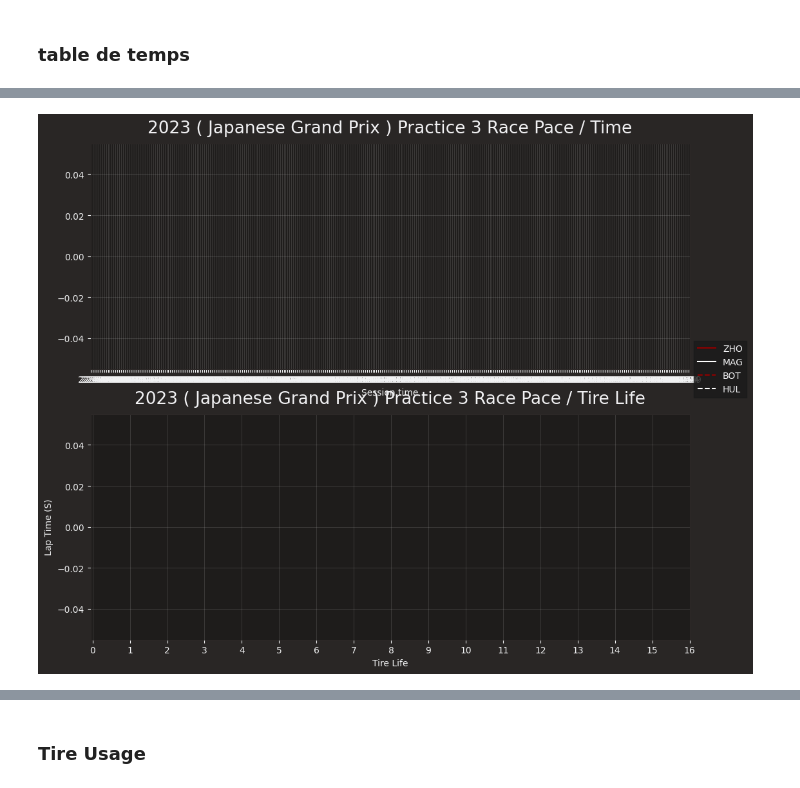
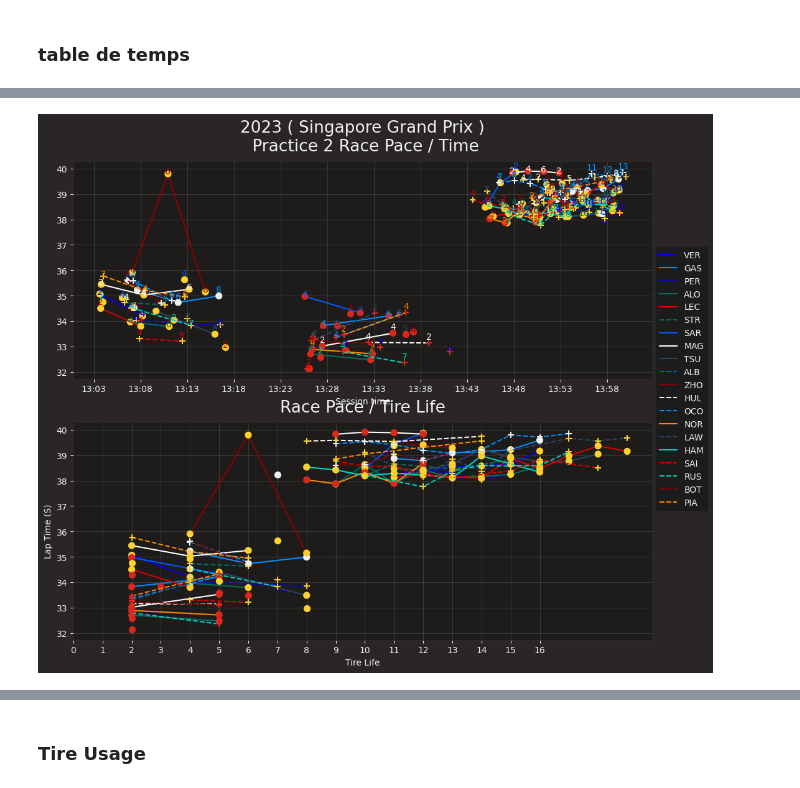
Before and after one commit to RACIM01/F1_Data_Analysing_RCM, a Jupyter notebook: Practice.ipynb, the cells around one changed output, grey strips where cells are left out. Cells and saved outputs as stored; diff of their text form; code cells hidden in the pictures.

```diff
--- a/Practice.ipynb
+++ b/Practice.ipynb
@@ -19,3 +18,3 @@ fastf1.plotting.setup_mpl(mpl_timedelta_support=False, misc_mpl_mods=False)
 # %%
-ses = 3
+ses = 2
 race = 16
@@ -59,6 +101,2 @@ core           INFO     Finished loading data for 20 drivers: ['1', '63', '55',
 # %% [markdown]
 ### gap fastest lap
-# %%
-max_lap = int(session.laps["LapNumber"].max())
-# max_lap_time = int(session.laps["LapTime"].dt.total_seconds().max())
-drivers = session.drivers
@@ -88,3 +103 @@ fastest_lap["Gap"] = fastest_lap["LapTimeS"]-fastest_lap["LapTimeS"].min()
-# %%
-drivers = fastest_lap["DriverNumber"].values
 # %%
@@ -161,10 +159,12 @@ laps_session = pd.merge(laps_session, df_compoundcolor, left_on='Compound', righ
 # %% [markdown]
 ### Graph Pace Practice
 # %%
-
-
-
-
+laps_session = session.laps.pick_wo_box()
+laps_session = laps_session[["DriverNumber","Driver","LapNumber","LapStartDate","Compound","LapTime","TyreLife","Stint"]]
+laps_session["LapTimeS"] = laps_session["LapTime"].dt.total_seconds()
+laps_session["LapStartDate"] = pd.to_datetime(laps_session["LapStartDate"])
+laps_session["LapStartDateM"] = laps_session["LapStartDate"].dt.strftime('%H:%M')
+laps_session = pd.merge(laps_session, compoundcolor, on='Compound')
 
 # ploting the lap time
 
@@ -193,7 +193,7 @@ locator = mdates.MinuteLocator(interval=5)
 plt.gca().xaxis.set_major_locator(locator)
 
 # Customize the plot
-plt.title('2023 ( '+session.event["EventName"]+') Practice '+str(ses))
+plt.title('2023 ( '+session.event["EventName"]+') \n Practice '+str(ses)+' Session')
 plt.xlabel('session time')
 plt.ylabel('Seconds Gap')
 
@@ -495,68 +454,78 @@ styled_df
 # %%
-drivers_list = ['24','20','77','27']
 fig, ax = plt.subplots(2,1,figsize=(12, 10))
+
+
 color_picked = []
-# for i in drivers[:10]:
 z = 0.08
+laps_session = session.laps.pick_wo_box()
+laps_session = laps_session[["DriverNumber","Driver","LapNumber","LapStartDate","Compound","LapTime","TyreLife","Stint"]]
+laps_session["LapTimeS"] = laps_session["LapTime"].dt.total_seconds()
+laps_session["LapStartDate"] = pd.to_datetime(laps_session["LapStartDate"])
+laps_session["LapStartDateM"] = laps_session["LapStartDate"].dt.strftime('%H:%M')
+laps_session = pd.merge(laps_session, compoundcolor, on='Compound')
 session_time = laps_session["LapStartDate"].values[0]
-new_session_time = session_time + pd.Timedelta(minutes=43)
-for i in drivers_list:
+new_session_time = session_time + pd.Timedelta(minutes=0)
+
+for i in drivers:
     lap_ordred = laps_session.loc[(laps_session["DriverNumber"] == i)&(laps_session["LapStartDate"] >= new_session_time)].sort_values(by='LapStartDateM', ascending=True)
     # lap_ordred = laps_session.loc[laps_session["DriverNumber"] == i].sort_values(by='LapStartDateM', ascending=True)
     # lap_ordred = lap_ordred.loc[lap_ordred["Compound"] == "SOFT"]
     lap_ordred["LapTimeS"] = lap_ordred["LapTimeS"] - 60
     lap_ordred = lap_ordred.loc[lap_ordred["LapTimeS"] <= 40]
-    x = lap_ordred["LapStartDate"]
-    x1 = lap_ordred["TyreLife"]
-    y = lap_ordred["LapTimeS"]
 
     driver_name = session.get_driver(i)["Abbreviation"]
     team_color =  fastf1.plotting.team_color(session.get_driver(i)["TeamName"])
-    marker_color = lap_ordred["CompoundColor"]
-    z = z*-1
-    if team_color in color_picked:
-        ax[0].plot(x, y, color=team_color, label=driver_name, linestyle='--')
-        ax[0].scatter(x, y, color=marker_color, marker='+', s=50, zorder=2)
-        ax[1].plot(x1, y, color=team_color, label=driver_name, linestyle='--')
-        ax[1].scatter(x1, y, color=marker_color, marker='+', s=50, zorder=2)
-        # Add numeric values above each marker
-        for xi, yi, label in zip(x, y+z, lap_ordred["TyreLife"]):
-            ax[0].text(xi, yi, str(int(label)), ha='center', va='bottom', color=team_color)
-    else:
-        ax[0].plot(x, y, color=team_color, label=driver_name)
-        ax[0].scatter(x, y, color=marker_color, marker='o', s=50, zorder=2)
-        ax[1].plot(x1, y, color=team_color, label=driver_name)
-        ax[1].scatter(x1, y, color=marker_color, marker='o', s=50, zorder=2)
-        # Add numeric values above each marker
-        for xi, yi, label in zip(x, y+z, lap_ordred["TyreLife"]):
-            ax[0].text(xi, yi, str(int(label)), ha='center', va='bottom', color=team_color)
-        color_picked.append(team_color)
+    for j in lap_ordred["Stint"].unique():
+        x = lap_ordred.loc[lap_ordred["Stint"] == j,"LapStartDate"]
+        x1 = lap_ordred.loc[lap_ordred["Stint"] == j,"TyreLife"]
+        y = lap_ordred.loc[lap_ordred["Stint"] == j,"LapTimeS"]
+        marker_color = lap_ordred.loc[lap_ordred["Stint"] == j,"CompoundColor"]
+        z = z*-1
+
+        if team_color in color_picked:
+            ax[0].plot(x, y, color=team_color, label=driver_name, linestyle='--')
+            ax[0].scatter(x, y, color=marker_color, marker='+', s=50, zorder=2)
+            ax[1].plot(x1, y, color=team_color, label=driver_name, linestyle='--')
+            ax[1].scatter(x1, y, color=marker_color, marker='+', s=50, zorder=2)
+            # Add numeric values above each marker
+            for xi, yi, label in zip(x, y+z, lap_ordred["TyreLife"]):
+                ax[0].text(xi, yi, str(int(label)), ha='center', va='bottom', color=team_color)
+        else:
+            ax[0].plot(x, y, color=team_color, label=driver_name)
+            ax[0].scatter(x, y, color=marker_color, marker='o', s=50, zorder=2)
+            ax[1].plot(x1, y, color=team_color, label=driver_name)
+            ax[1].scatter(x1, y, color=marker_color, marker='o', s=50, zorder=2)
+            # Add numeric values above each marker
+            for xi, yi, label in zip(x, y+z, lap_ordred["TyreLife"]):
+                ax[0].text(xi, yi, str(int(label)), ha='center', va='bottom', color=team_color)
+        driver_name = ""
+    color_picked.append(team_color)
 # Set the x-axis formatter
 ax[0].xaxis.set_major_formatter(mdates.DateFormatter("%H:%M"))
 # Set the x-axis locator
 locator = mdates.MinuteLocator(interval=5)
 ax[0].xaxis.set_major_locator(locator)
 
 # Customize the plot
-ax[0].set_title('2023 ( '+session.event["EventName"]+' ) Practice '+str(ses)+' Race Pace / Time')
-ax[1].set_title('2023 ( '+session.event["EventName"]+' ) Practice '+str(ses)+' Race Pace / Tire Life')
+ax[0].set_title('2023 ( '+session.event["EventName"]+' )\n Practice '+str(ses)+' Race Pace / Time')
+ax[1].set_title('Race Pace / Tire Life')
 ax[0].set_xlabel('Session time')
 ax[1].set_xlabel('Tire Life')
 ax[1].set_xticks(range(0, 17, 1))
 plt.ylabel('Lap Time (S)')
 
 # plt.yticks(range(37,40, 1))
 # plt.ylim(37,40)
 
 
 ax[0].grid(True, alpha=0.2)
 ax[1].grid(True, alpha=0.2)
 
 
 # Add legend
 ax[0].legend(loc='center left', bbox_to_anchor=(1, 0))
 
 # Display the plot
 plt.show()
 # %% [output]
-[figure, old version]
+[figure, new version]
```
Also changed, not shown: parts of 43 cells of this notebook, 1 other file.
